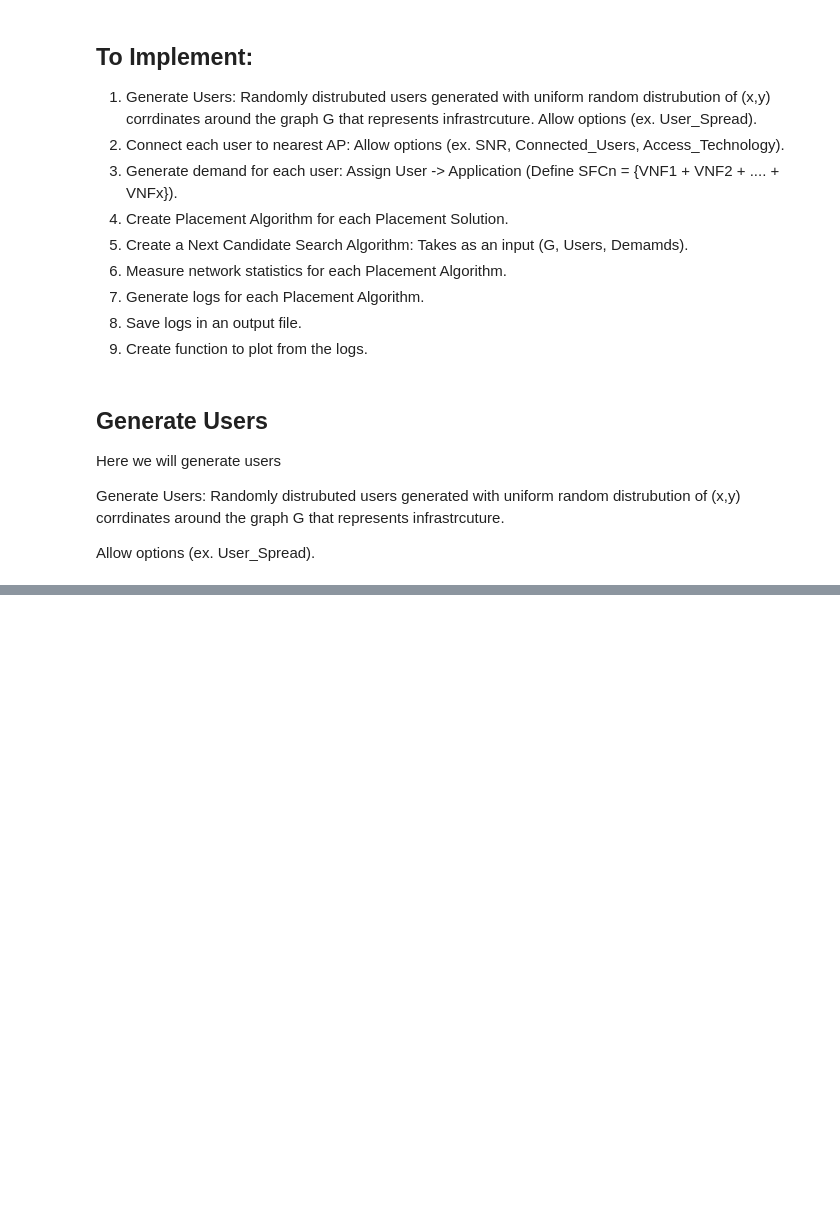
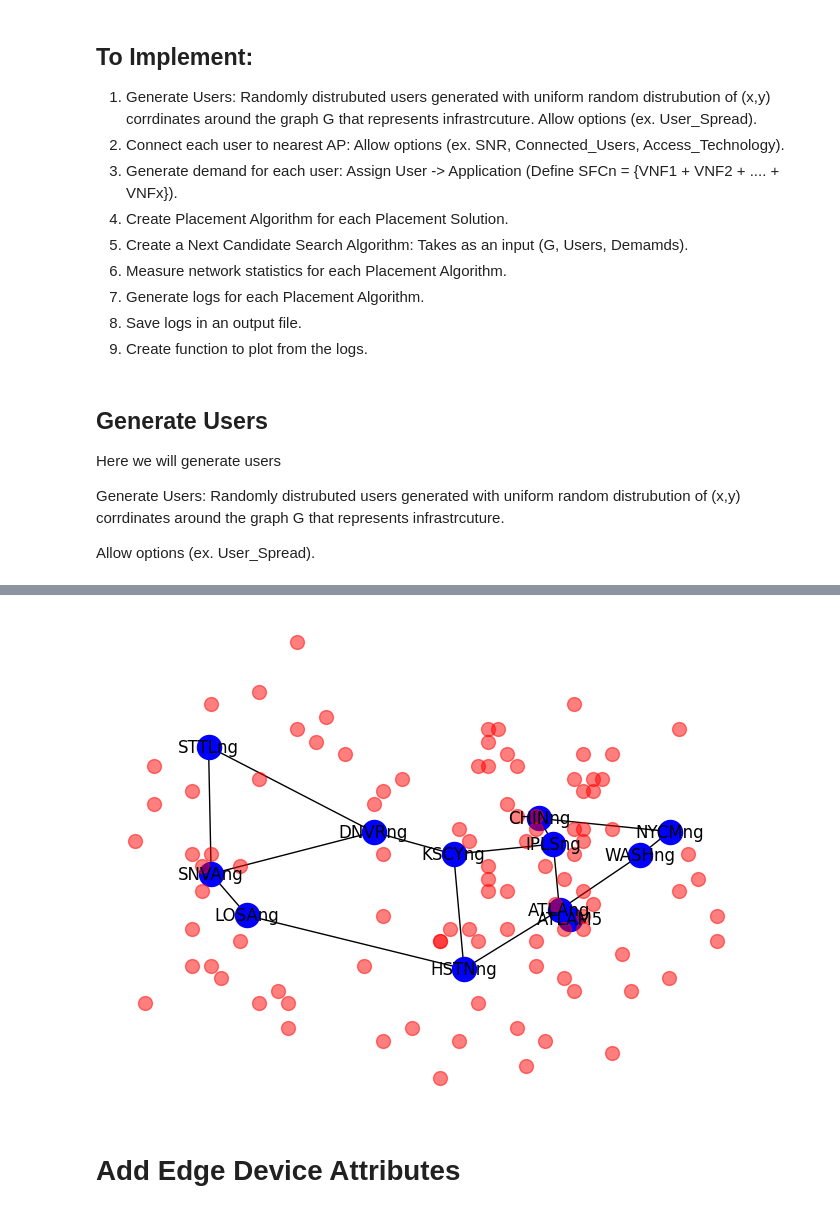
Before and after one commit to yrafique/VNF-python, a Jupyter notebook: Import_NetworkImport.ipynb, the cells around one changed output, grey strips where cells are left out. Drawn from its saved outputs; the diff is of its cells as text; code cells hidden in the pictures; blank space fills up the shorter version.

```diff
--- a/Import_NetworkImport.ipynb
+++ b/Import_NetworkImport.ipynb
@@ -379,0 +142,43 @@ NetworkXError: Node 'ATLAM5' has no position.
+# %%
+#users
+
+# (1) Create a new graph, G_users, to represent the users.
+G_users = nx.Graph()
+
+# (2, 3) Modify the create_users function to add user nodes to G_users and add NoOfUsers parameter
+def create_users(G, G_users, nodes, NoOfUsers):
+    user_count = 0
+    while user_count < NoOfUsers:
+        for node in nodes:
+            node_id = nodes[node].get("id")
+            x_cor = nodes[node].get("x_cor")
+            y_cor = nodes[node].get("y_cor")
+
+            # Use random.uniform() instead of random.randint() and convert the result to an integer
+            randx = int(random.uniform(x_cor - 10, x_cor + 10))
+            randy = int(random.uniform(y_cor - 10, y_cor + 10))
+
+            user_id = "user_" + str(user_count)
+            G_users.add_node(user_id, pos=(randx, randy))
+            user_count += 1
+
+            if user_count >= NoOfUsers:
+                break
+
+
+# (5) Call the create_users function with the desired number of users
+NoOfUsers = 100
+create_users(G, G_users, nodes, NoOfUsers)
+
+# Draw the original graph G and the graph of users G_users together
+pos_G = nx.get_node_attributes(G, 'pos')
+pos_G_users = nx.get_node_attributes(G_users, 'pos')
+
+nx.draw(G, pos_G, with_labels=True, node_size=300, style="solid", node_color="blue")
+nx.draw(G_users, pos_G_users, with_labels=False, node_size=100, style="dashed", node_color="red", alpha=0.5)
+
+plt.show()
+# %% [output]
+[figure, added]
+# %% [markdown]
+# Add Edge Device Attributes
```
Also changed, not shown: parts of 7 cells of this notebook, 3 other files.
